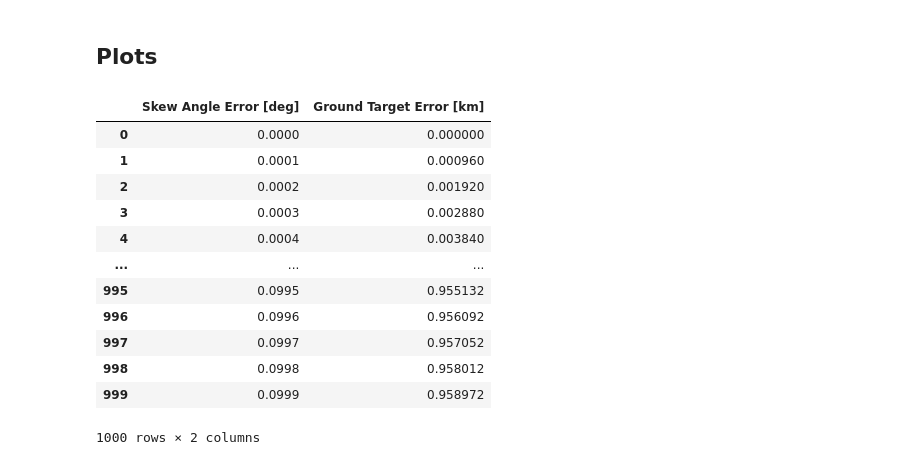
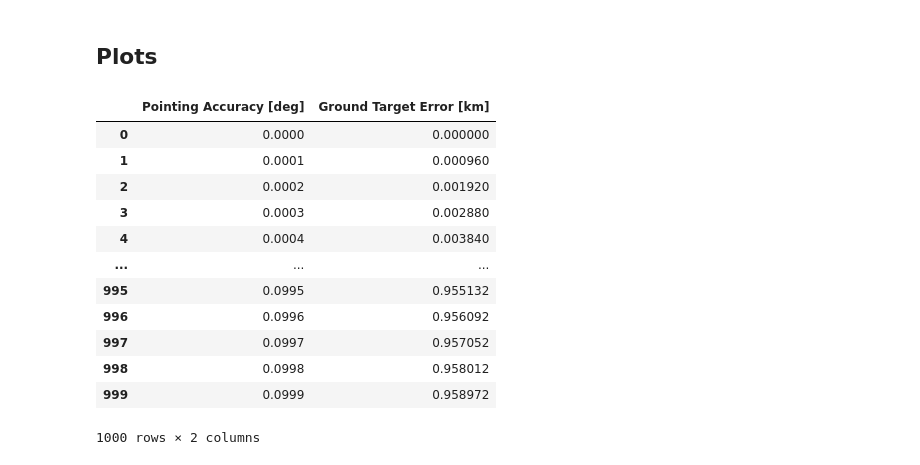
Before and after one commit to utat-ss/architect, a Jupyter notebook: tradebooks/ground_target_error_vs_skew_angle_error.ipynb, the cells around one changed output. Saved outputs shown, nothing was run; the diff lists cells and outputs as text; code cells hidden in the pictures.

Commit message:
Updated ground target error tradebook and tests

```diff
--- a/tradebooks/ground_target_error_vs_skew_angle_error.ipynb
+++ b/tradebooks/ground_target_error_vs_skew_angle_error.ipynb
@@ -22,8 +22,8 @@ orbital_altitude = 550 * unit.km
 
 
 # region variables
-desired_pointing_angle = 0 * unit.deg
-skew_angle = np.arange(start=0, stop=0.1, step=0.0001) * unit.deg
+skew_angle = 0 * unit.deg
+pointing_accuracy = np.arange(start=0, stop=0.1, step=0.0001) * unit.deg
 # endregion
 # %% [markdown]
 ### Artifact Instantiation
@@ -34,31 +34,31 @@ payload = spectrometers.HyperspectralImager()
 # %% [markdown]
 ## Pipeline
 # %%
-ground_error = payload.get_ground_target_error(orbital_altitude, desired_pointing_angle, skew_angle)
+ground_error = payload.get_ground_target_error(orbital_altitude, skew_angle, pointing_accuracy)
 # %% [markdown]
 ## Plots
 # %%
-skew_angle_label = f"Skew Angle Error [{skew_angle.unit}]"
+pointing_accuracy_label = f"Pointing Accuracy [{pointing_accuracy.unit}]"
 ground_error_label = f"Ground Target Error [{ground_error.unit}]"
 
 data = {
-    skew_angle_label: skew_angle,
+    pointing_accuracy_label: pointing_accuracy,
     ground_error_label: ground_error,
 }
 
 df = pd.DataFrame.from_dict(data=data)
 fig = plot.line(
     df=df,
-    x=skew_angle_label,
+    x=pointing_accuracy_label,
     y=ground_error_label,
-    title="Ground Target Error vs Skew Angle Error",
+    title="Ground Target Error vs Pointing Accuracy",
     dark=True,
 )
 
 fig.show()
 display(df)
 # %% [output]
-|  | Skew Angle Error [deg] | Ground Target Error [km] |
+|  | Pointing Accuracy [deg] | Ground Target Error [km] |
 | 0 | 0.0000 | 0.000000 |
 | 1 | 0.0001 | 0.000960 |
 | 2 | 0.0002 | 0.001920 |
```
Also changed, not shown: parts of 1 cell of this notebook, 2 other files.
